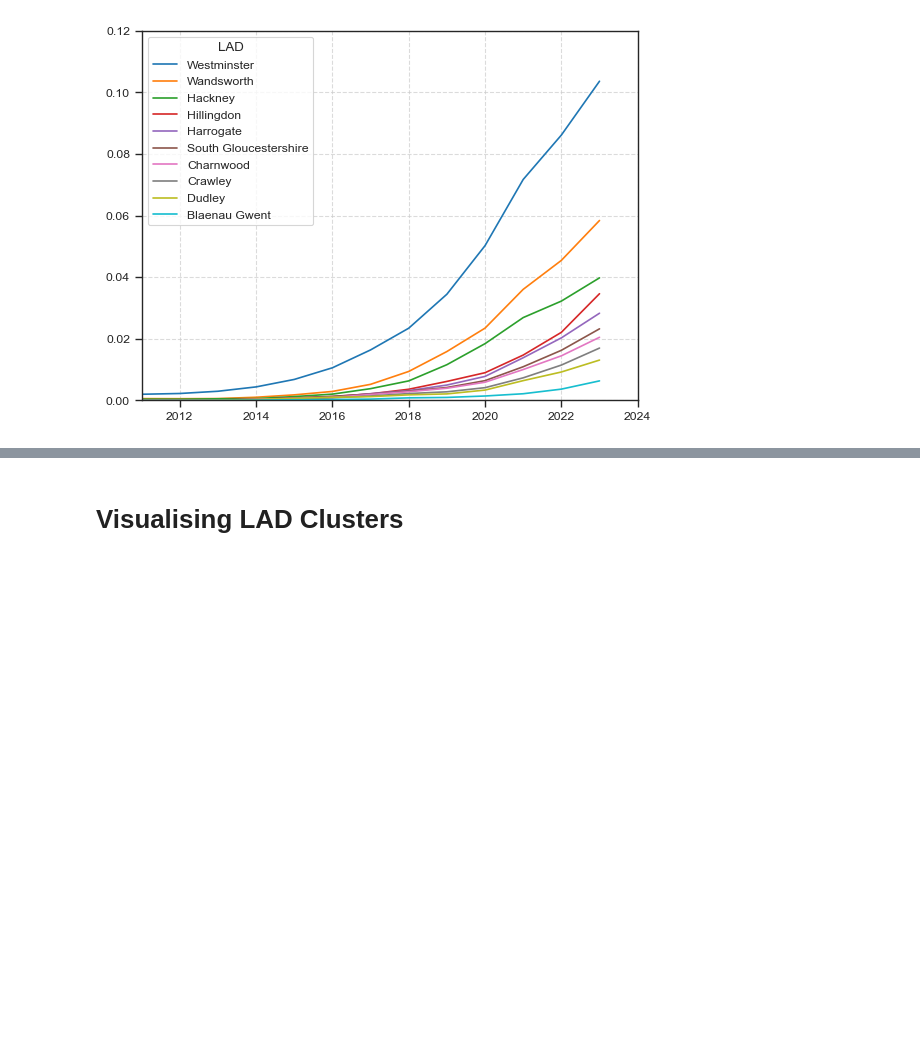
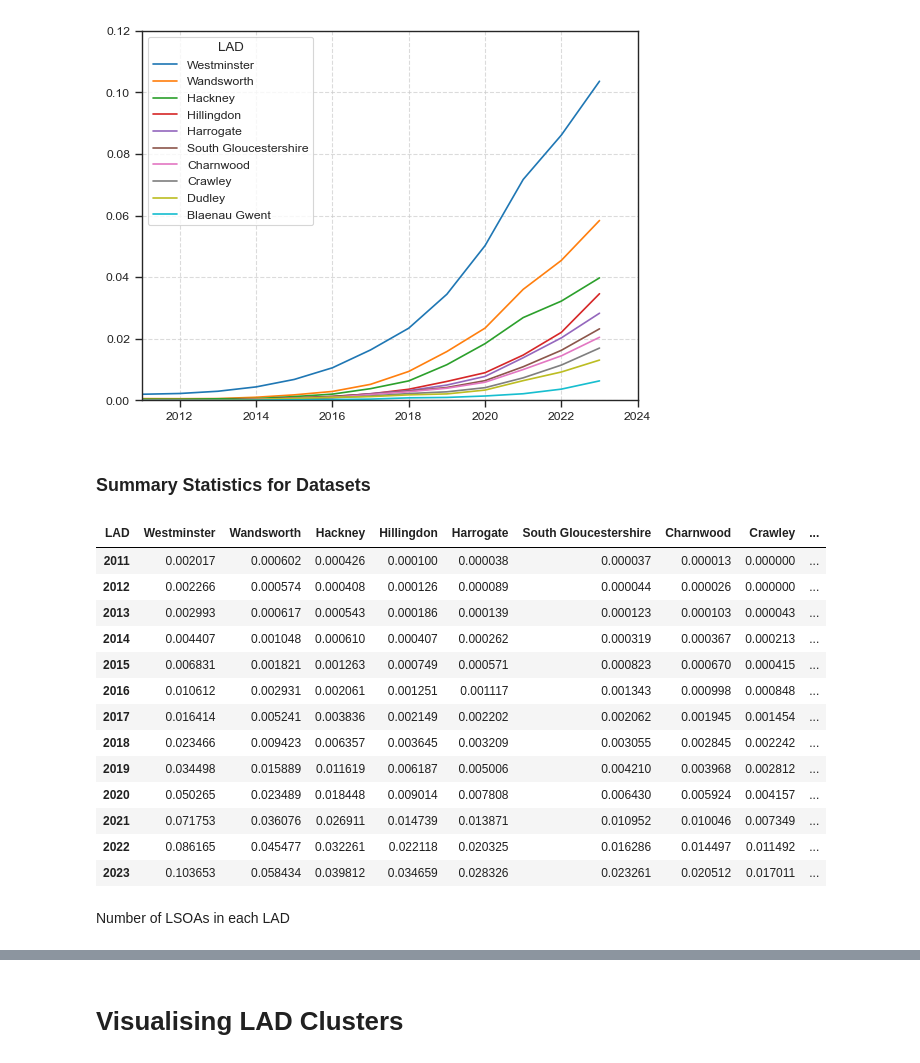
Before and after one commit to isaacflower/EVAdoptionForecastingFramework, a Jupyter notebook: notebooks/main.ipynb, the cells around one changed output, grey strips where cells are left out. Cells and saved outputs as stored; diff of their text form; code cells hidden in the pictures; blank space fills up the shorter version.

```diff
--- a/notebooks/main.ipynb
+++ b/notebooks/main.ipynb
@@ -674,3 +675,24 @@ plt.ylim(0, 0.12)
 plt.show()
 # %% [output]
 [figure]
+# %% [markdown]
+### Summary Statistics for Datasets
+# %%
+lad_evms_df[lad_array]
+# %% [output]
+| LAD | Westminster | Wandsworth | Hackney | Hillingdon | Harrogate | South Gloucestershire | Charnwood | Crawley | ... |
+| 2011 | 0.002017 | 0.000602 | 0.000426 | 0.000100 | 0.000038 | 0.000037 | 0.000013 | 0.000000 | ... |
+| 2012 | 0.002266 | 0.000574 | 0.000408 | 0.000126 | 0.000089 | 0.000044 | 0.000026 | 0.000000 | ... |
+| 2013 | 0.002993 | 0.000617 | 0.000543 | 0.000186 | 0.000139 | 0.000123 | 0.000103 | 0.000043 | ... |
+| 2014 | 0.004407 | 0.001048 | 0.000610 | 0.000407 | 0.000262 | 0.000319 | 0.000367 | 0.000213 | ... |
+| 2015 | 0.006831 | 0.001821 | 0.001263 | 0.000749 | 0.000571 | 0.000823 | 0.000670 | 0.000415 | ... |
+| 2016 | 0.010612 | 0.002931 | 0.002061 | 0.001251 | 0.001117 | 0.001343 | 0.000998 | 0.000848 | ... |
+| 2017 | 0.016414 | 0.005241 | 0.003836 | 0.002149 | 0.002202 | 0.002062 | 0.001945 | 0.001454 | ... |
+| 2018 | 0.023466 | 0.009423 | 0.006357 | 0.003645 | 0.003209 | 0.003055 | 0.002845 | 0.002242 | ... |
+| 2019 | 0.034498 | 0.015889 | 0.011619 | 0.006187 | 0.005006 | 0.004210 | 0.003968 | 0.002812 | ... |
+| 2020 | 0.050265 | 0.023489 | 0.018448 | 0.009014 | 0.007808 | 0.006430 | 0.005924 | 0.004157 | ... |
+| 2021 | 0.071753 | 0.036076 | 0.026911 | 0.014739 | 0.013871 | 0.010952 | 0.010046 | 0.007349 | ... |
+| 2022 | 0.086165 | 0.045477 | 0.032261 | 0.022118 | 0.020325 | 0.016286 | 0.014497 | 0.011492 | ... |
+| 2023 | 0.103653 | 0.058434 | 0.039812 | 0.034659 | 0.028326 | 0.023261 | 0.020512 | 0.017011 | ... |
+# %% [markdown]
+Number of LSOAs in each LAD
```
Also changed, not shown: parts of 41 cells of this notebook.
